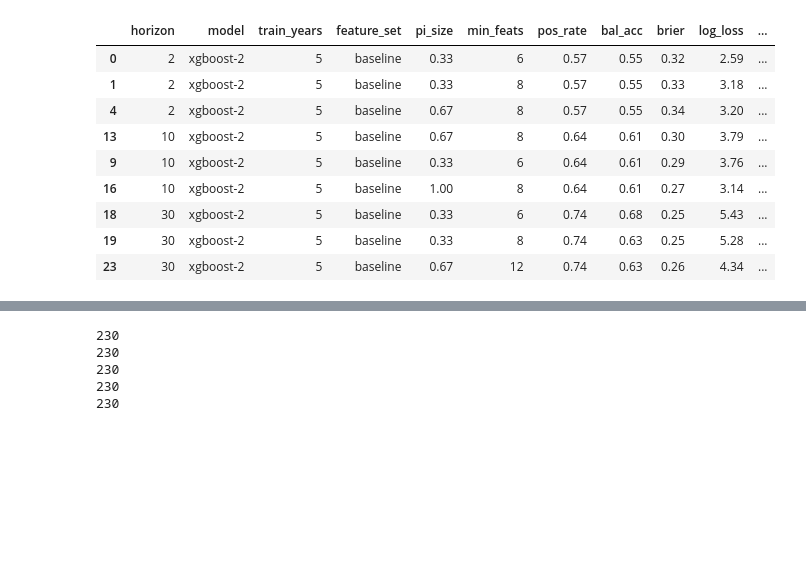
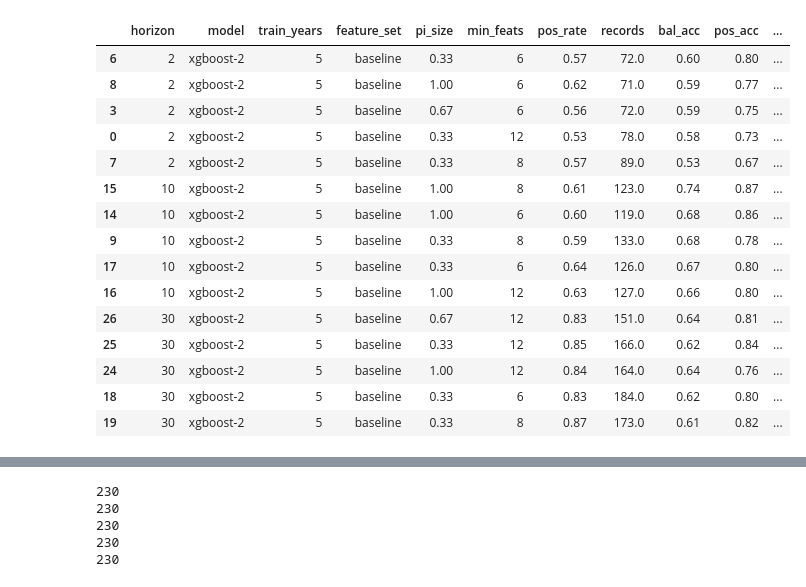
Before and after one commit to bchase17/Stocks, a Jupyter notebook: performance_assessment.ipynb, the cells around one changed output, grey strips where cells are left out. Cells and saved outputs as stored; diff of their text form; code cells hidden in the pictures; blank space fills up the shorter version.

Commit message:
revamp of performance metrics to focus on precision

```diff
--- a/performance_assessment.ipynb
+++ b/performance_assessment.ipynb
@@ -26,15 +26,16 @@ def _clip01(p, eps=1e-15):
     p = np.asarray(p, dtype=float)
     return np.clip(p, eps, 1 - eps)
 
-def _metrics(g: pd.DataFrame) -> pd.Series:
+def _metrics(min_th, cov_th, g: pd.DataFrame) -> pd.Series:
     y = g[y_col].astype(int).to_numpy()
     p = _clip01(g[p_col].to_numpy())
+    records = round(int(len(y)), 0)
 
     # hard preds at 0.5
-    yhat = (p >= 0.5).astype(int)
+    yhat = (p > min_th).astype(int)
 
     # confident subset mask
-    sel = (p >= 0.6) | (p <= 0.4)
+    sel = (p >= cov_th) | (p <= (1-cov_th))
 
     # probability metrics
     brier = brier_score_loss(y, p)
@@ -47,52 +48,104 @@ def _metrics(g: pd.DataFrame) -> pd.Series:
 
     # Balanced accuracy (needs both classes in y)
     bal_acc = np.nan
+    pos_acc = np.nan
+    neg_acc = np.nan
+
     if np.unique(y).size > 1:
         bal_acc = balanced_accuracy_score(y, yhat)
+
+        # Positive class accuracy (TPR)
+        pos_mask = (y == 1)
+        if pos_mask.any():
+            pos_acc = float((yhat[pos_mask] == 1).mean())
+
+        # Negative class accuracy (TNR)
+        neg_mask = (y == 0)
+        if neg_mask.any():
+            neg_acc = float((yhat[neg_mask] == 0).mean())
 
     # confident accuracy + coverage
     cov = float(sel.mean())
     acc_conf = float((yhat[sel] == y[sel]).mean()) if sel.any() else np.nan
 
+    prec_pos_all = np.nan
+    prec_neg_all = np.nan
+    prec_pos_th = np.nan
+    prec_neg_th = np.nan
+
+    # positive-class precision
+    pred_pos = (y == 1) & sel
+    if pred_pos.any():
+        prec_pos_all = float((y[pred_pos] == 1).mean())
+
+    # negative-class precision
+    pred_neg = (y == 0) & sel
+    if pred_neg.any():
+        prec_neg_all = float((y[pred_neg] == 0).mean())
+
+    # positive-class precision
+    pred_pos = (yhat == 1) & sel
+    if pred_pos.any():
+        prec_pos_th = float((y[pred_pos] == 1).mean())
+
+    # negative-class precision
+    pred_neg = (yhat == 0) & sel
+    if pred_neg.any():
+        prec_neg_th = float((y[pred_neg] == 0).mean())
+
     return pd.Series({
         "pos_rate": float(y.mean()),
-        "bal_acc": float(bal_acc) if not np.isnan(bal_acc) else np.nan,
+        "records": records,
         "brier": float(brier),
         "log_loss": float(ll),
         "mcc": float(mcc) if not np.isnan(mcc) else np.nan,
-        "cov_|0.6|": cov,
-        "acc_|0.6|": acc_conf,
+        "pprec": prec_pos_all,
+        "nprec": prec_neg_all,
+        "bal_prec": round((prec_pos_all + prec_neg_all) / 2, 2),
+        f"cov_|{cov_th}|": cov,
+        f"pprec_|{cov_th}|": prec_pos_th,
+        f"nprec_|{cov_th}|": prec_neg_th
+
     })
 
+min_th = .55
+cov_th = .7
+pred_df = perf_df[(perf_df["pred"] > min_th) | (perf_df["pred"] < (1 - min_th))].copy()
 metrics_df = (
-    perf_df
+    pred_df
     .dropna(subset=[y_col, p_col])
     .groupby(gcols, sort=False)
-    .apply(_metrics, include_groups=False)
+    .apply(lambda g: _metrics(min_th, cov_th, g), include_groups=False)
     .reset_index()
     .sort_values(["horizon", "mcc", "brier"], ascending=[True, False, True])
 )
 
-metrics_df['composite'] =  0.5*(metrics_df['bal_acc']) + 0.25*(metrics_df['mcc']) + .125*(1-(metrics_df['brier'])) + 0.1*((metrics_df['acc_|0.6|']) * (metrics_df['cov_|0.6|']))
+metrics_df['composite'] =  0.5*(metrics_df['bal_acc']) + 0.25*(metrics_df['mcc']) + .125*(1-(metrics_df['brier'])) + 0.1*((metrics_df[f'acc_|{cov_th}|']) * (metrics_df[f'cov_|{cov_th}|']))
 # top per horizon (ranked by MCC desc, then Brier asc)
 top_by_horizon = (
     metrics_df
     .sort_values(["horizon", "composite", "log_loss"], ascending=[True, False, False])
     .groupby("horizon", as_index=False, sort=False)
-    .head(3)
+    .head(5)
 )
 
 #top_by_horizon.to_csv('top_performers.csv', index=False)
 #top_by_horizon[top_by_horizon['horizon'] == 5].round(2)
 top_by_horizon.round(2)
 # %% [output]
-|  | horizon | model | train_years | feature_set | pi_size | min_feats | pos_rate | bal_acc | brier | log_loss | ... |
-| 0 | 2 | xgboost-2 | 5 | baseline | 0.33 | 6 | 0.57 | 0.55 | 0.32 | 2.59 | ... |
-| 1 | 2 | xgboost-2 | 5 | baseline | 0.33 | 8 | 0.57 | 0.55 | 0.33 | 3.18 | ... |
-| 4 | 2 | xgboost-2 | 5 | baseline | 0.67 | 8 | 0.57 | 0.55 | 0.34 | 3.20 | ... |
-| 13 | 10 | xgboost-2 | 5 | baseline | 0.67 | 8 | 0.64 | 0.61 | 0.30 | 3.79 | ... |
-| 9 | 10 | xgboost-2 | 5 | baseline | 0.33 | 6 | 0.64 | 0.61 | 0.29 | 3.76 | ... |
-| 16 | 10 | xgboost-2 | 5 | baseline | 1.00 | 8 | 0.64 | 0.61 | 0.27 | 3.14 | ... |
-| 18 | 30 | xgboost-2 | 5 | baseline | 0.33 | 6 | 0.74 | 0.68 | 0.25 | 5.43 | ... |
-| 19 | 30 | xgboost-2 | 5 | baseline | 0.33 | 8 | 0.74 | 0.63 | 0.25 | 5.28 | ... |
-| 23 | 30 | xgboost-2 | 5 | baseline | 0.67 | 12 | 0.74 | 0.63 | 0.26 | 4.34 | ... |
+|  | horizon | model | train_years | feature_set | pi_size | min_feats | pos_rate | records | bal_acc | pos_acc | ... |
+| 6 | 2 | xgboost-2 | 5 | baseline | 0.33 | 6 | 0.57 | 72.0 | 0.60 | 0.80 | ... |
+| 8 | 2 | xgboost-2 | 5 | baseline | 1.00 | 6 | 0.62 | 71.0 | 0.59 | 0.77 | ... |
+| 3 | 2 | xgboost-2 | 5 | baseline | 0.67 | 6 | 0.56 | 72.0 | 0.59 | 0.75 | ... |
+| 0 | 2 | xgboost-2 | 5 | baseline | 0.33 | 12 | 0.53 | 78.0 | 0.58 | 0.73 | ... |
+| 7 | 2 | xgboost-2 | 5 | baseline | 0.33 | 8 | 0.57 | 89.0 | 0.53 | 0.67 | ... |
+| 15 | 10 | xgboost-2 | 5 | baseline | 1.00 | 8 | 0.61 | 123.0 | 0.74 | 0.87 | ... |
+| 14 | 10 | xgboost-2 | 5 | baseline | 1.00 | 6 | 0.60 | 119.0 | 0.68 | 0.86 | ... |
+| 9 | 10 | xgboost-2 | 5 | baseline | 0.33 | 8 | 0.59 | 133.0 | 0.68 | 0.78 | ... |
+| 17 | 10 | xgboost-2 | 5 | baseline | 0.33 | 6 | 0.64 | 126.0 | 0.67 | 0.80 | ... |
+| 16 | 10 | xgboost-2 | 5 | baseline | 1.00 | 12 | 0.63 | 127.0 | 0.66 | 0.80 | ... |
+| 26 | 30 | xgboost-2 | 5 | baseline | 0.67 | 12 | 0.83 | 151.0 | 0.64 | 0.81 | ... |
+| 25 | 30 | xgboost-2 | 5 | baseline | 0.33 | 12 | 0.85 | 166.0 | 0.62 | 0.84 | ... |
+| 24 | 30 | xgboost-2 | 5 | baseline | 1.00 | 12 | 0.84 | 164.0 | 0.64 | 0.76 | ... |
+| 18 | 30 | xgboost-2 | 5 | baseline | 0.33 | 6 | 0.83 | 184.0 | 0.62 | 0.80 | ... |
+| 19 | 30 | xgboost-2 | 5 | baseline | 0.33 | 8 | 0.87 | 173.0 | 0.61 | 0.82 | ... |
```
Also changed, not shown: parts of 3 cells of this notebook.
